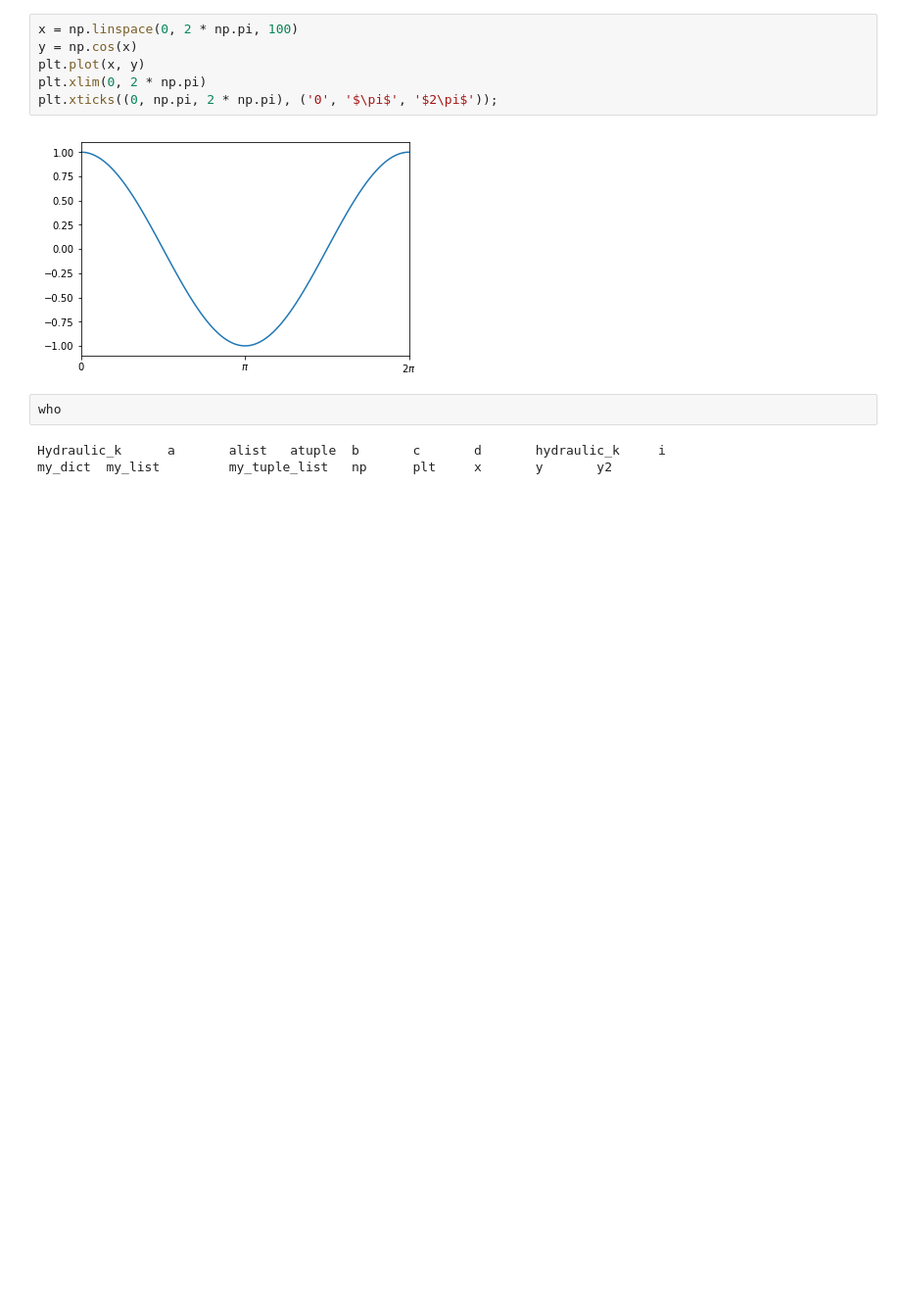
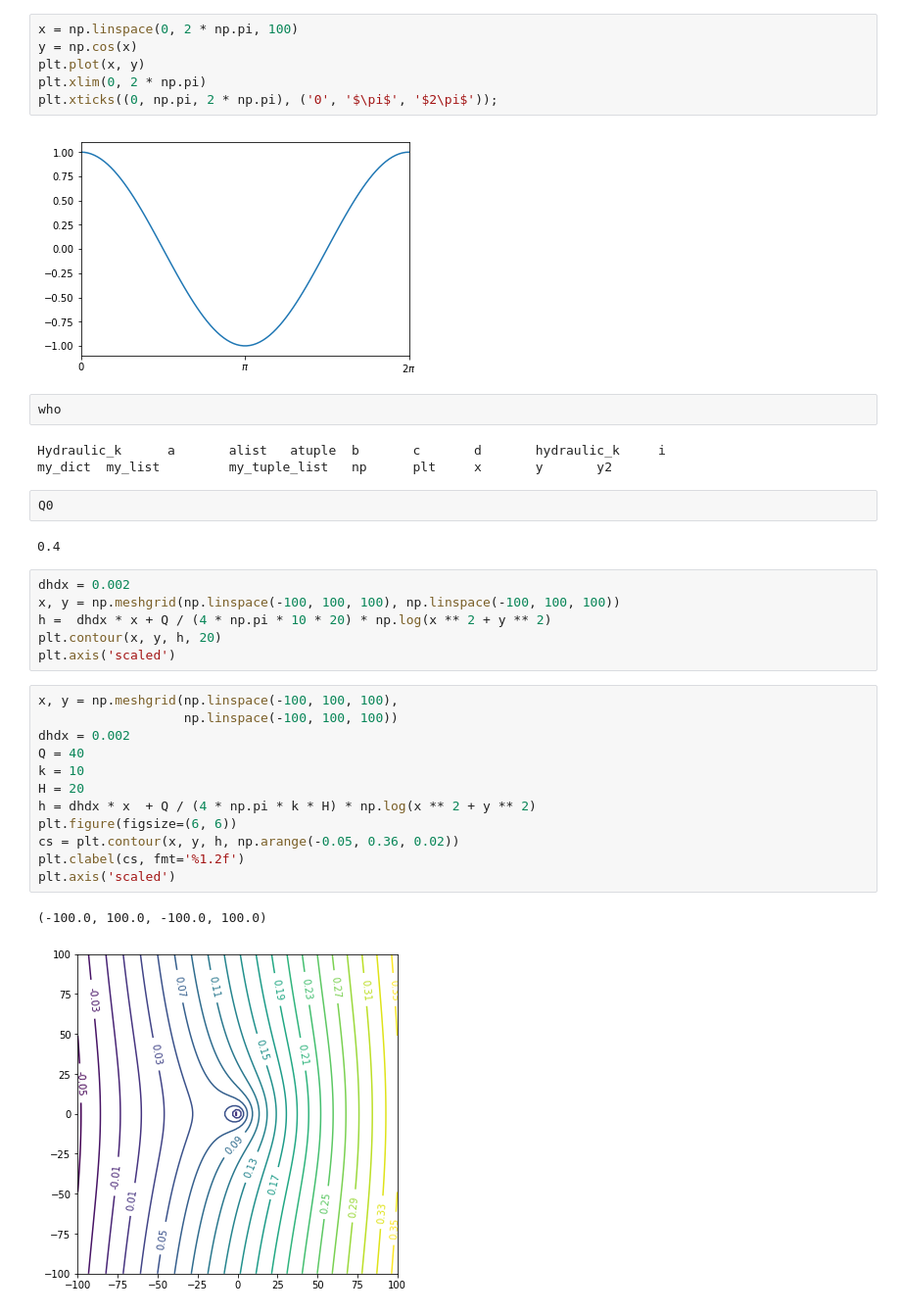
Before and after one commit to langevin-usgs/SWIM2018_classrepo, a Jupyter notebook: notebook/my_first_jupyter_notebook.ipynb, the cells around one changed output. Shown at 98% size. Cells and saved outputs as stored; diff of their text form; blank space fills up the shorter version.

Commit message:
updated my first jupyter notebook
includes contouring and image

```diff
--- a/notebook/my_first_jupyter_notebook.ipynb
+++ b/notebook/my_first_jupyter_notebook.ipynb
@@ -370,3 +370,28 @@ who
 # %% [output]
 Hydraulic_k      a       alist   atuple  b       c       d       hydraulic_k     i
 my_dict  my_list         my_tuple_list   np      plt     x       y       y2
+# %%
+Q0
+# %% [output]
+0.4
+# %%
+dhdx = 0.002
+x, y = np.meshgrid(np.linspace(-100, 100, 100), np.linspace(-100, 100, 100))
+h =  dhdx * x + Q / (4 * np.pi * 10 * 20) * np.log(x ** 2 + y ** 2)
+plt.contour(x, y, h, 20)
+plt.axis('scaled')
+# %%
+x, y = np.meshgrid(np.linspace(-100, 100, 100),
+                   np.linspace(-100, 100, 100))
+dhdx = 0.002
+Q = 40
+k = 10
+H = 20
+h = dhdx * x  + Q / (4 * np.pi * k * H) * np.log(x ** 2 + y ** 2)
+plt.figure(figsize=(6, 6))
+cs = plt.contour(x, y, h, np.arange(-0.05, 0.36, 0.02))
+plt.clabel(cs, fmt='%1.2f')
+plt.axis('scaled')
+# %% [output]
+(-100.0, 100.0, -100.0, 100.0)
+[figure, added]
```
Also changed, not shown: parts of 1 cell of this notebook.
